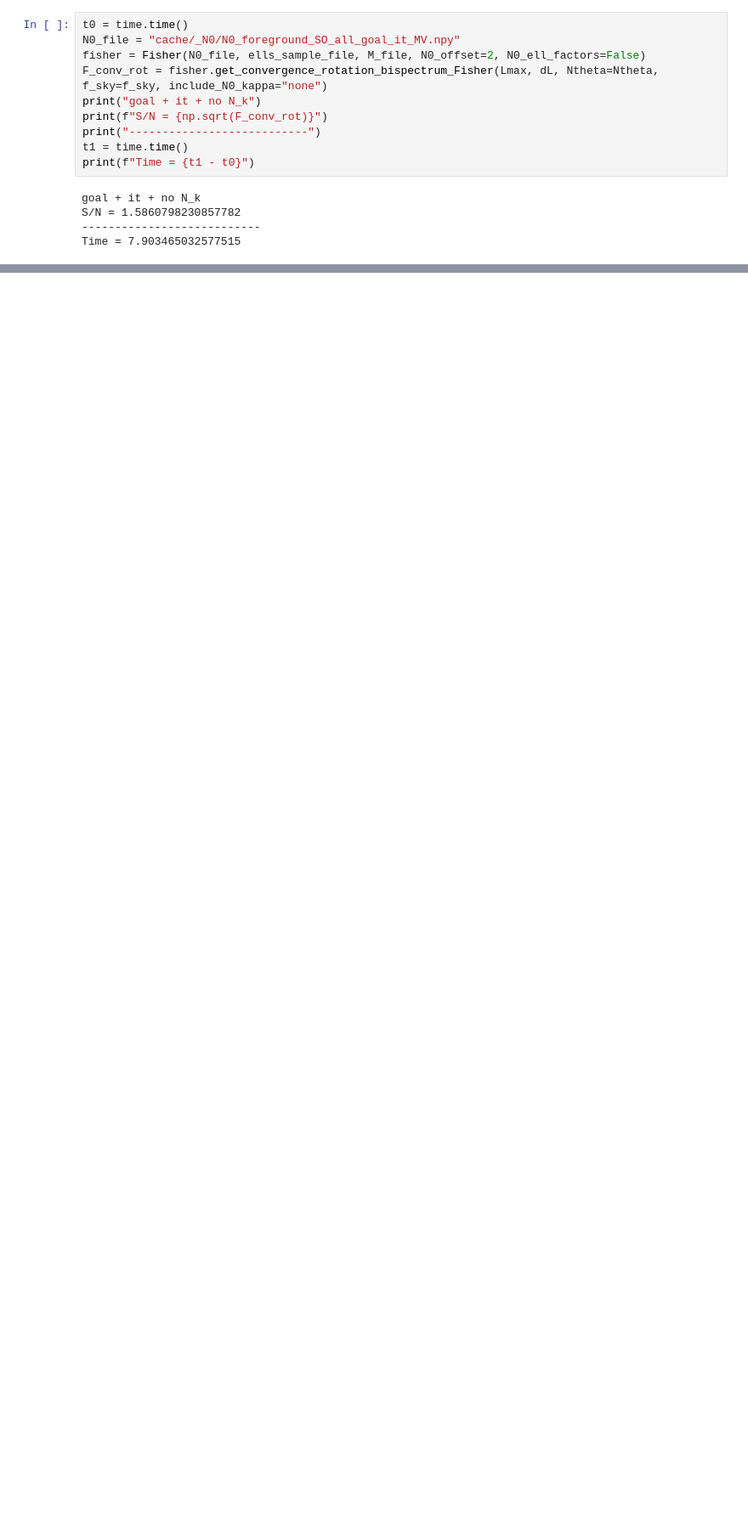
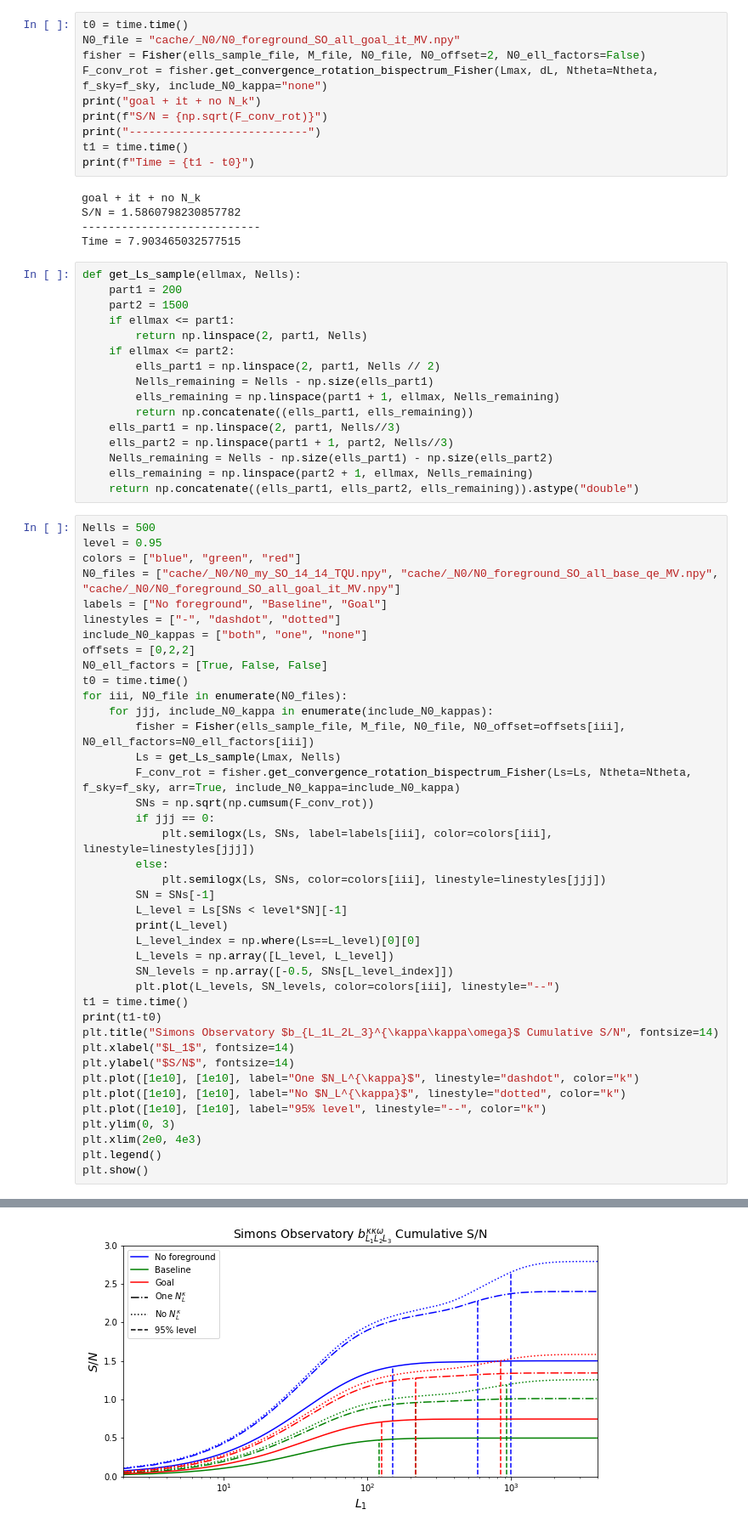
Before and after one commit to mfrobertson/omegaQE, a Jupyter notebook: kkomega/SO.ipynb, the cells around one changed output, grey strips where cells are left out. Shown at 85% size. Cells and saved outputs as stored; diff of their text form; blank space fills up the shorter version.

```diff
--- a/kkomega/SO.ipynb
+++ b/kkomega/SO.ipynb
@@ -178,7 +178,7 @@ Time = 7.833463907241821
 # %%
 t0 = time.time()
 N0_file = "cache/_N0/N0_foreground_SO_all_goal_it_MV.npy"
-fisher = Fisher(N0_file, ells_sample_file, M_file, N0_offset=2, N0_ell_factors=False)
+fisher = Fisher(ells_sample_file, M_file, N0_file, N0_offset=2, N0_ell_factors=False)
 F_conv_rot = fisher.get_convergence_rotation_bispectrum_Fisher(Lmax, dL, Ntheta=Ntheta, f_sky=f_sky, include_N0_kappa="none")
 print("goal + it + no N_k")
 print(f"S/N = {np.sqrt(F_conv_rot)}")
@@ -190,3 +190,60 @@ goal + it + no N_k
 S/N = 1.5860798230857782
 ---------------------------
 Time = 7.903465032577515
+# %%
+def get_Ls_sample(ellmax, Nells):
+    part1 = 200
+    part2 = 1500
+    if ellmax <= part1:
+        return np.linspace(2, part1, Nells)
+    if ellmax <= part2:
+        ells_part1 = np.linspace(2, part1, Nells // 2)
+        Nells_remaining = Nells - np.size(ells_part1)
+        ells_remaining = np.linspace(part1 + 1, ellmax, Nells_remaining)
+        return np.concatenate((ells_part1, ells_remaining))
+    ells_part1 = np.linspace(2, part1, Nells//3)
+    ells_part2 = np.linspace(part1 + 1, part2, Nells//3)
+    Nells_remaining = Nells - np.size(ells_part1) - np.size(ells_part2)
+    ells_remaining = np.linspace(part2 + 1, ellmax, Nells_remaining)
+    return np.concatenate((ells_part1, ells_part2, ells_remaining)).astype("double")
+# %%
+Nells = 500
+level = 0.95
+colors = ["blue", "green", "red"]
+N0_files = ["cache/_N0/N0_my_SO_14_14_TQU.npy", "cache/_N0/N0_foreground_SO_all_base_qe_MV.npy", "cache/_N0/N0_foreground_SO_all_goal_it_MV.npy"]
+labels = ["No foreground", "Baseline", "Goal"]
+linestyles = ["-", "dashdot", "dotted"]
+include_N0_kappas = ["both", "one", "none"]
+offsets = [0,2,2]
+N0_ell_factors = [True, False, False]
+t0 = time.time()
+for iii, N0_file in enumerate(N0_files):
+    for jjj, include_N0_kappa in enumerate(include_N0_kappas):
+        fisher = Fisher(ells_sample_file, M_file, N0_file, N0_offset=offsets[iii], N0_ell_factors=N0_ell_factors[iii])
+        Ls = get_Ls_sample(Lmax, Nells)
+        F_conv_rot = fisher.get_convergence_rotation_bispectrum_Fisher(Ls=Ls, Ntheta=Ntheta, f_sky=f_sky, arr=True, include_N0_kappa=include_N0_kappa)
+        SNs = np.sqrt(np.cumsum(F_conv_rot))
+        if jjj == 0:
+            plt.semilogx(Ls, SNs, label=labels[iii], color=colors[iii], linestyle=linestyles[jjj])
+        else:
+            plt.semilogx(Ls, SNs, color=colors[iii], linestyle=linestyles[jjj])
+        SN = SNs[-1]
+        L_level = Ls[SNs < level*SN][-1]
+        print(L_level)
+        L_level_index = np.where(Ls==L_level)[0][0]
+        L_levels = np.array([L_level, L_level])
+        SN_levels = np.array([-0.5, SNs[L_level_index]])
+        plt.plot(L_levels, SN_levels, color=colors[iii], linestyle="--")
+t1 = time.time()
+print(t1-t0)
+plt.title("Simons Observatory $b_{L_1L_2L_3}^{\kappa\kappa\omega}$ Cumulative S/N", fontsize=14)
+plt.xlabel("$L_1$", fontsize=14)
+plt.ylabel("$S/N$", fontsize=14)
+plt.plot([1e10], [1e10], label="One $N_L^{\kappa}$", linestyle="dashdot", color="k")
+plt.plot([1e10], [1e10], label="No $N_L^{\kappa}$", linestyle="dotted", color="k")
+plt.plot([1e10], [1e10], label="95% level", linestyle="--", color="k")
+plt.ylim(0, 3)
+plt.xlim(2e0, 4e3)
+plt.legend()
+plt.show()
+# %% [output]
@@ -192,0 +260 @@ Time = 7.903465032577515
+[figure, added]
```
Also changed, not shown: parts of 13 cells of this notebook, 4 other files.
